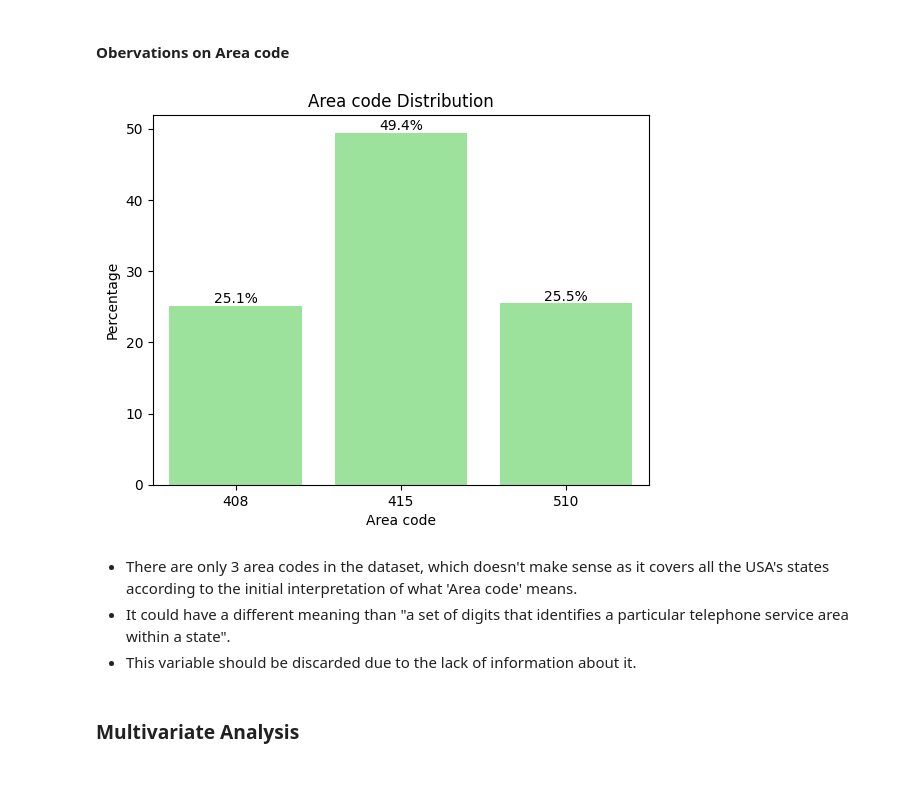
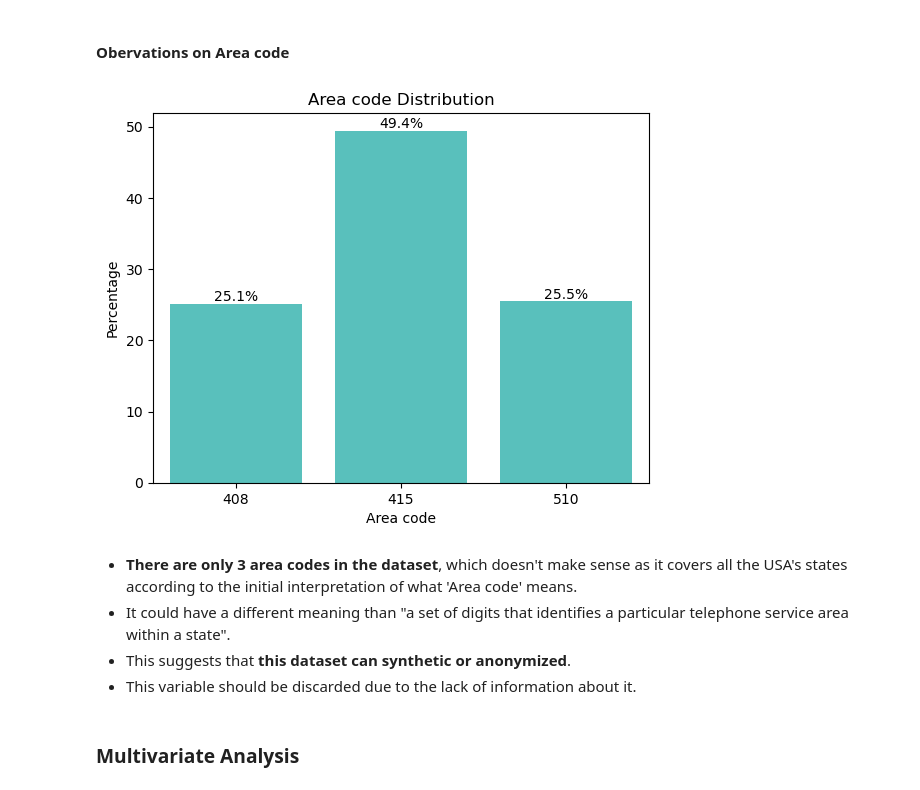
Before and after one commit to marcus-fernandes1/Customer-Churn-Prediction-in-Telecom, a Jupyter notebook: Churn_Prediction_Telecom.ipynb, the cells around one changed output. Cells and saved outputs as stored; diff of their text form; code cells hidden in the pictures.

```diff
--- a/Churn_Prediction_Telecom.ipynb
+++ b/Churn_Prediction_Telecom.ipynb
@@ -361,21 +386,22 @@ plt.show()
 # %%
 # Plotting the bar chart for the variable Area code.
 feature = churn_train['Area code']
 
 feature_count = feature.value_counts()
 feature_percentage = feature_count / feature_count.sum() * 100
 
-ax = sns.barplot(x=feature_percentage.index, y=feature_percentage.values, color='lightgreen')
+ax = sns.barplot(x=feature_percentage.index, y=feature_percentage.values, color='mediumturquoise')
 ax.bar_label(ax.containers[0], fmt='%.1f%%')
 plt.xlabel(feature.name)
 plt.ylabel('Percentage')
 plt.title(feature.name + ' Distribution')
 plt.show()
 # %% [output]
-[figure, old version]
+[figure, new version]
 # %% [markdown]
-- There are only 3 area codes in the dataset, which doesn't make sense as it covers all the USA's states according to the initial interpretation of what 'Area code' means.
+- **There are only 3 area codes in the dataset**, which doesn't make sense as it covers all the USA's states according to the initial interpretation of what 'Area code' means.
 - It could have a different meaning than "a set of digits that identifies a particular telephone service area within a state".
+- This suggests that **this dataset can synthetic or anonymized**.
 - This variable should be discarded due to the lack of information about it.
 # %% [markdown]
 ### Multivariate Analysis
```
Also changed, not shown: parts of 51 cells of this notebook, 3 other files.
